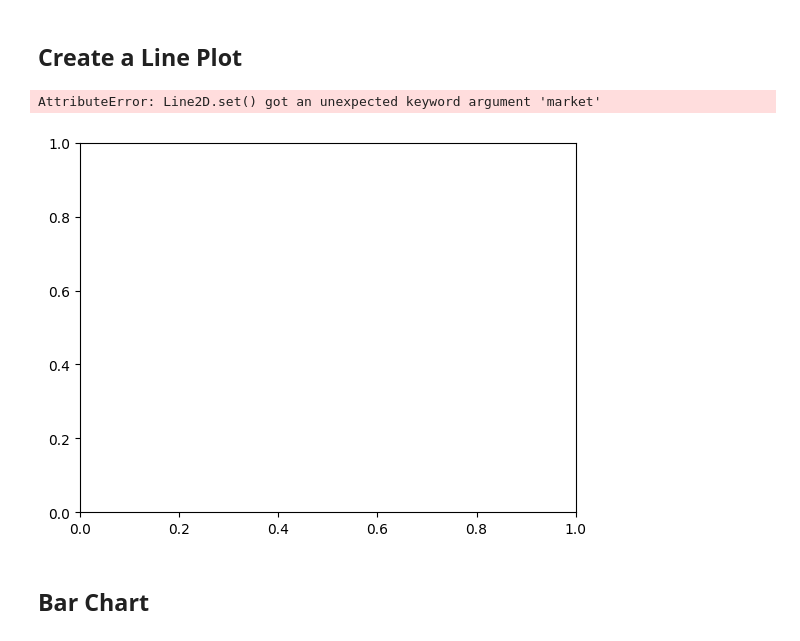
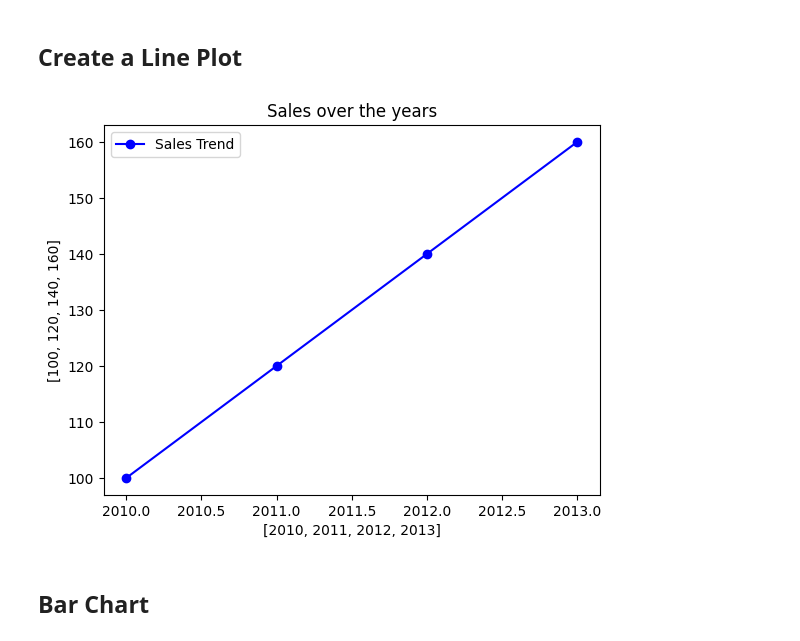
Before and after one commit to UPEN-Thaitiel/exploratory-data-analysis-Adiel-Delgado, a Jupyter notebook: 4.- visualization/visualization_exercise.ipynb, the cells around one changed output. Saved outputs shown, nothing was run; the diff lists cells and outputs as text; code cells hidden in the pictures.

```diff
--- a/4.- visualization/visualization_exercise.ipynb
+++ b/4.- visualization/visualization_exercise.ipynb
@@ -11,13 +11,14 @@ import seaborn as sns
 years = [2010, 2011, 2012, 2013]
 sales = [100, 120, 140, 160]
 # %%
-plt.plot(years, sales, color='blue', market='o')
+plt.plot(years, sales, label="Sales Trend", color='blue', marker='o')
 plt.title("Sales over the years")
 plt.xlabel(years)
 plt.ylabel(sales)
+plt.legend()
+plt.show()
 # %% [output]
-AttributeError: Line2D.set() got an unexpected keyword argument 'market'
-[figure, old version]
+[figure, new version]
 # %% [markdown]
 ## Bar Chart
 # %%
```
Also changed, not shown: parts of 2 cells of this notebook, 2 other files.
